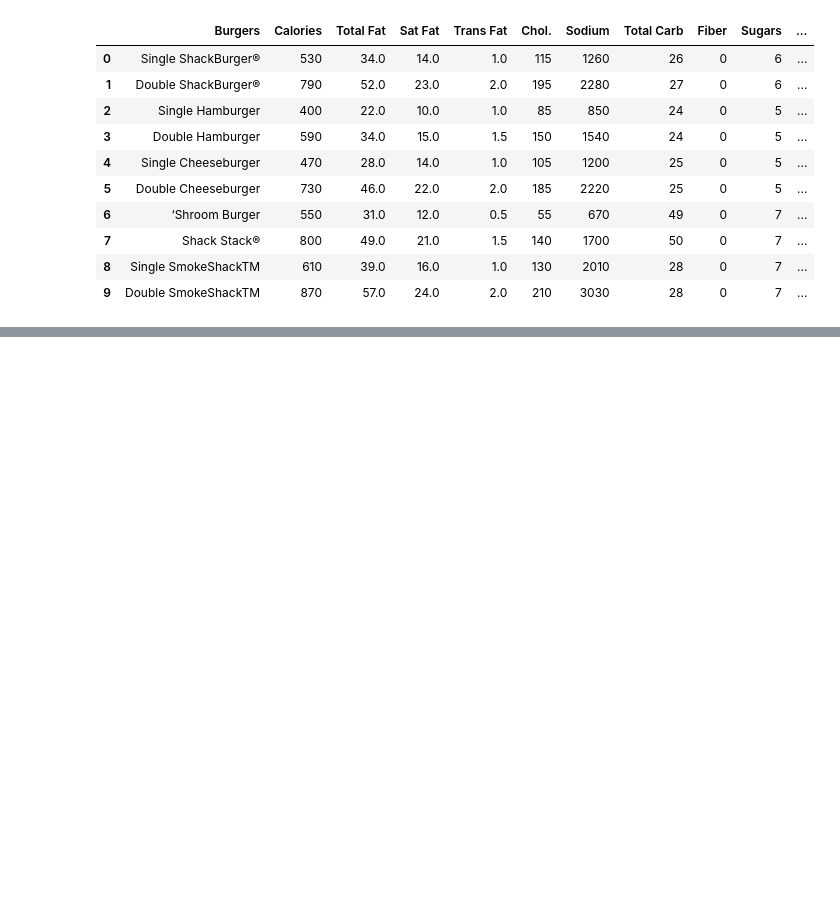
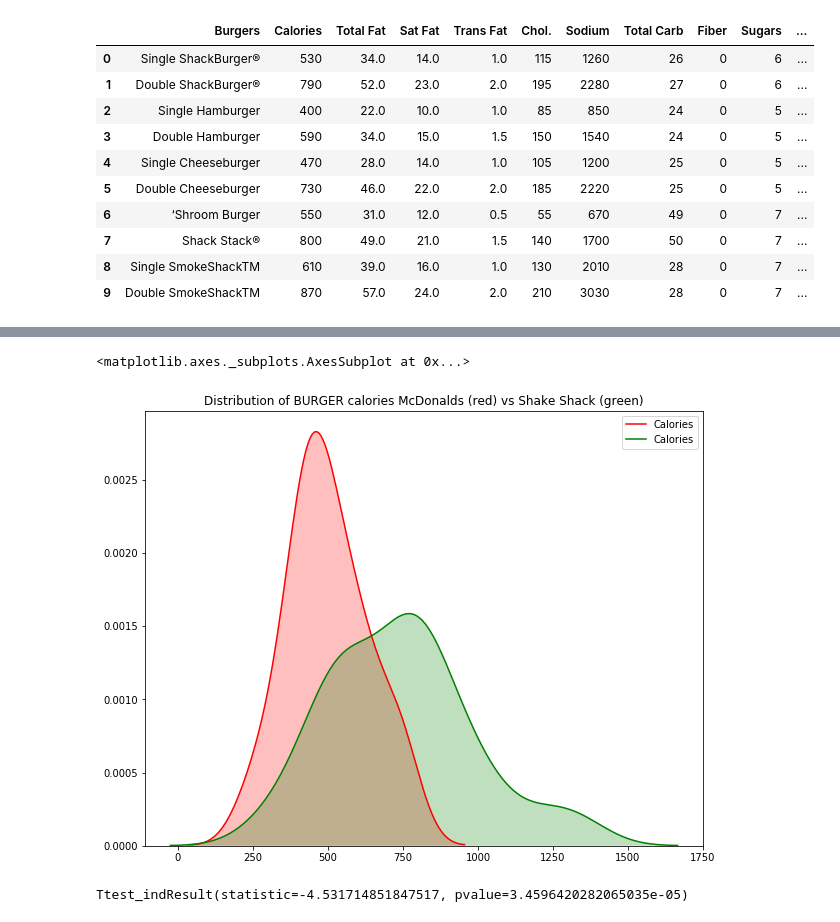
Before and after one commit to agorina91/burgers, a Jupyter notebook: Burger_Statistics.ipynb, the cells around one changed output, grey strips where cells are left out. Drawn from its saved outputs; the diff is of its cells as text; code cells hidden in the pictures; blank space fills up the shorter version.

```diff
--- a/Burger_Statistics.ipynb
+++ b/Burger_Statistics.ipynb
@@ -359,3 +359,7 @@ c_mcd.head(10)
 | 7 | Bacon, Egg & Cheese Biscuit (Larg... | 520 | 30.0 | 14.0 | 0.0 | 250 | 1410 | 43 | ... |
 | 8 | Bacon, Egg & Cheese Biscuit with ... | 410 | 20.0 | 11.0 | 0.0 | 35 | 1300 | 36 | ... |
 | 9 | Bacon, Egg & Cheese Biscuit with ... | 470 | 25.0 | 12.0 | 0.0 | 35 | 1420 | 42 | ... |
+# %%
+mcd_b = c_mcd.loc[range(43, 69), :]
+# %%
+ss_b = c_ss.loc[range(0, 28), :]
@@ -361,0 +406,13 @@ c_mcd.head(10)
+# %%
+#Burger calories
+plt.figure(figsize = (10,8))
+plt.title('Distribution of BURGER calories McDonalds (red) vs Shake Shack (green)')
+sns.kdeplot(mcd_b['Calories'], shade=1, color='red')
+sns.kdeplot(ss_b['Calories'], shade=1, color='green')
+# %% [output]
+<matplotlib.axes._subplots.AxesSubplot at 0x...>
+[figure, added]
+# %%
+stats.ttest_ind(mcd_b['Calories'], ss_b['Calories'])
+# %% [output]
+Ttest_indResult(statistic=-4.531714851847517, pvalue=3.4596420282065035e-05)
```
Also changed, not shown: parts of 10 cells of this notebook.
